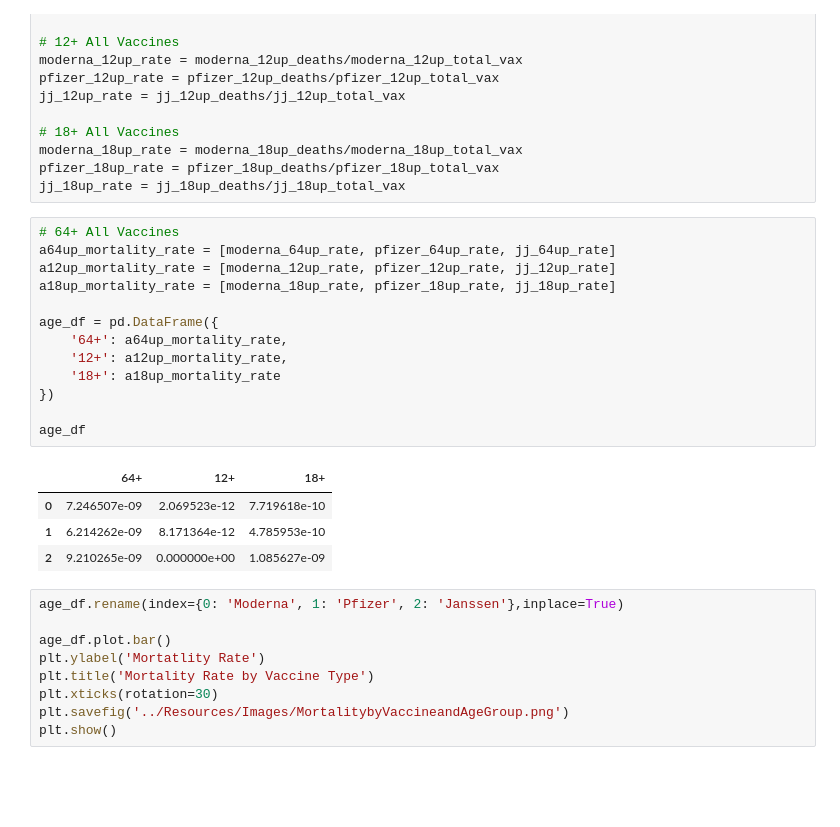
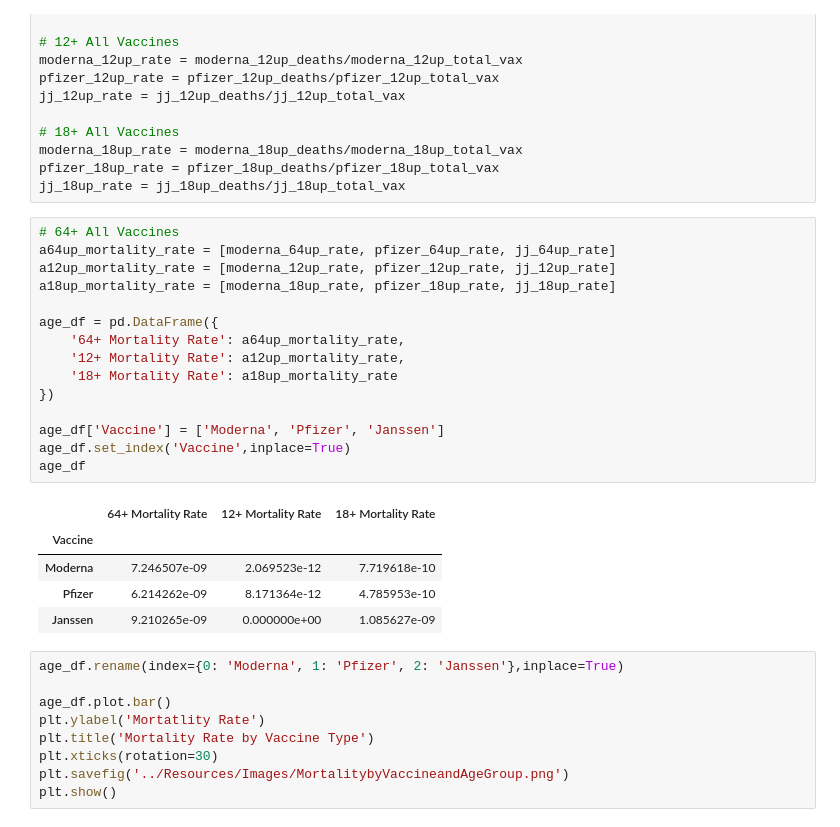
Before and after one commit to DataTortuga/COVID19-Vaccine-Analysis, a Jupyter notebook: Data_Cleaning/COVID19_VACCINE_ADMIN.ipynb, the cells around one changed output. Cells and saved outputs as stored; diff of their text form; blank space fills up the shorter version.

```diff
--- a/Data_Cleaning/COVID19_VACCINE_ADMIN.ipynb
+++ b/Data_Cleaning/COVID19_VACCINE_ADMIN.ipynb
@@ -404,21 +406,24 @@ jj_18up_rate = jj_18up_deaths/jj_18up_total_vax
 # %%
 # 64+ All Vaccines
 a64up_mortality_rate = [moderna_64up_rate, pfizer_64up_rate, jj_64up_rate]
 a12up_mortality_rate = [moderna_12up_rate, pfizer_12up_rate, jj_12up_rate]
 a18up_mortality_rate = [moderna_18up_rate, pfizer_18up_rate, jj_18up_rate]
 
 age_df = pd.DataFrame({
-    '64+': a64up_mortality_rate,
-    '12+': a12up_mortality_rate,
-    '18+': a18up_mortality_rate
+    '64+ Mortality Rate': a64up_mortality_rate,
+    '12+ Mortality Rate': a12up_mortality_rate,
+    '18+ Mortality Rate': a18up_mortality_rate
 })
 
+age_df['Vaccine'] = ['Moderna', 'Pfizer', 'Janssen']
+age_df.set_index('Vaccine',inplace=True)
 age_df
 # %% [output]
-|  | 64+ | 12+ | 18+ |
-| 0 | 7.246507e-09 | 2.069523e-12 | 7.719618e-10 |
-| 1 | 6.214262e-09 | 8.171364e-12 | 4.785953e-10 |
-| 2 | 9.210265e-09 | 0.000000e+00 | 1.085627e-09 |
+|  | 64+ Mortality Rate | 12+ Mortality Rate | 18+ Mortality Rate |
+| Vaccine |  |  |  |
+| Moderna | 7.246507e-09 | 2.069523e-12 | 7.719618e-10 |
+| Pfizer | 6.214262e-09 | 8.171364e-12 | 4.785953e-10 |
+| Janssen | 9.210265e-09 | 0.000000e+00 | 1.085627e-09 |
 # %%
 age_df.rename(index={0: 'Moderna', 1: 'Pfizer', 2: 'Janssen'},inplace=True)
 
```
Also changed, not shown: parts of 8 cells of this notebook.
